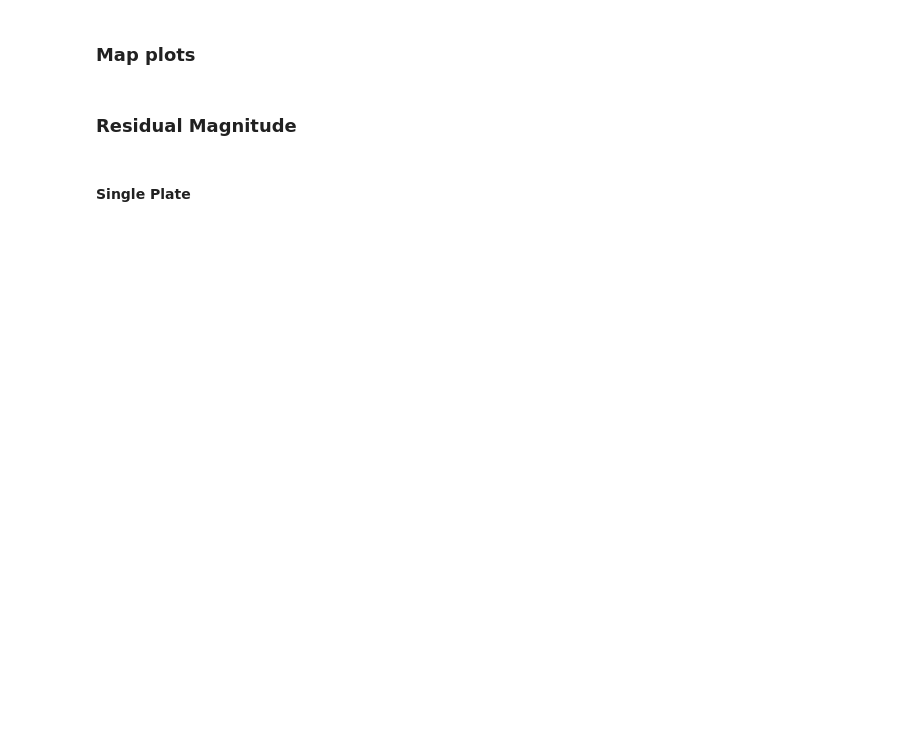
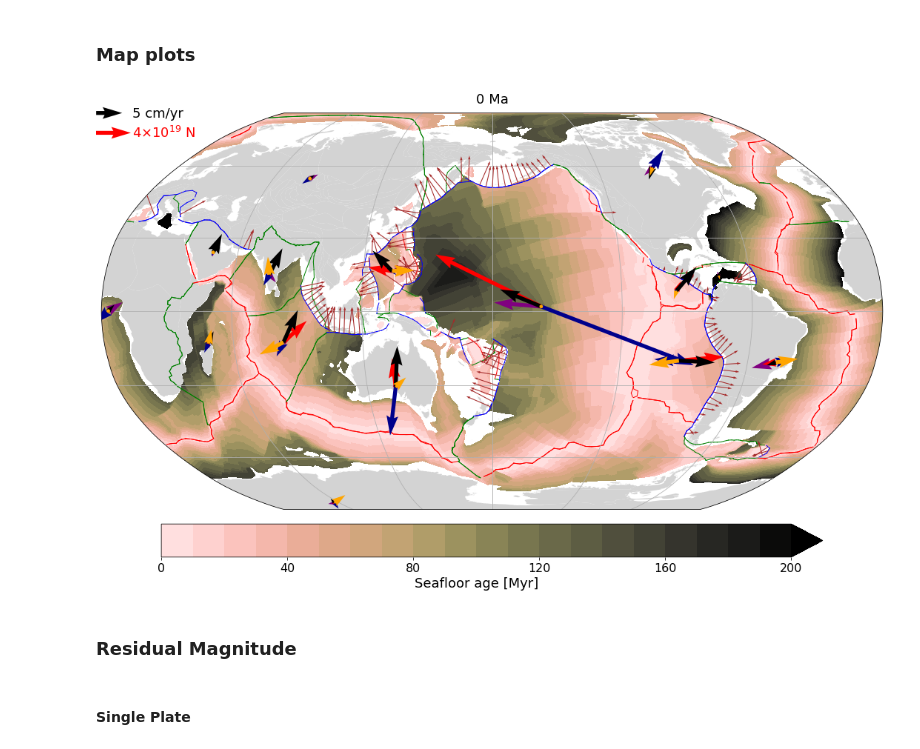
Before and after one commit to edward-clennett/Plate_driving_forces, a Jupyter notebook: Plate_driving_forces_analysis.ipynb, the cells around one changed output. Cells and saved outputs as stored; diff of their text form; code cells hidden in the pictures; blank space fills up the shorter version.

Commit message:
Add existing file

```diff
--- a/Plate_driving_forces_analysis.ipynb
+++ b/Plate_driving_forces_analysis.ipynb
@@ -14,11 +24,11 @@ import compute_torques     # from the supplementary material
 models = ['Muller_etal_2016']
 
 # Load topology feature collections
-topology_features = [[pygplates.FeatureCollection('Plate_model/Global_EarthByte_230-0Ma_GK07_AREPS_PlateBoundaries.gpml'),
-                     pygplates.FeatureCollection('Plate_model/Global_EarthByte_230-0Ma_GK07_AREPS_Topology_BuildingBlocks.gpml')]]
+topology_features = [[pygplates.FeatureCollection('Plate_model/Muller_etal_2016/Global_EarthByte_230-0Ma_GK07_AREPS_PlateBoundaries.gpml'),
+                     pygplates.FeatureCollection('Plate_model/Muller_etal_2016/Global_EarthByte_230-0Ma_GK07_AREPS_Topology_BuildingBlocks.gpml')]]
 
 # Load rotation files
-rotation_model = [pygplates.RotationModel(['Plate_model/Global_EarthByte_230-0Ma_GK07_AREPS_fixed_crossovers.rot'])]
+rotation_model = [pygplates.RotationModel(['Plate_model/Muller_etal_2016/Global_EarthByte_230-0Ma_GK07_AREPS_fixed_crossovers.rot'])]
 
-# Load coastlines
-coastlines = [pygplates.FeatureCollection('Plate_model/Global_EarthByte_230-0Ma_GK07_AREPS_Coastlines.gpml')]
+# Load coastlines (for plotting)
+coastlines = [pygplates.FeatureCollection('Plate_model/Muller_etal_2016/Global_EarthByte_230-0Ma_GK07_AREPS_Coastlines.gpml')]
@@ -134,8 +159,8 @@ md_cont_torque = np.load(file+'md_cont_torque.npy',allow_pickle=True)
 centroid_vels = np.load(file+'centroid_vels.npy',allow_pickle=True)
 platebound_coords = np.load(file+'platebound_coords.npy',allow_pickle=True)
 
-viscs = np.linspace(4.33e19,3.19e+20,500)
-sp_const = np.linspace(0.05,1,500)
+viscs = np.linspace(5e19,5e+20,100)
+sp_const = np.linspace(0.05,1,100)
 
 pacind = np.where(plate_id_list == 901)[0][0]
 nazind = np.where(plate_id_list == 911)[0][0]
@@ -144,7 +169,7 @@ plotlist = [pacind,nazind,cocind]
 
 residual_grid = np.zeros([len(viscs),len(sp_const)])
 for i in range(len(viscs)):
-    if i/100 == int(i/100):
+    if i/10 == int(i/10):
         print (i)
     for j in range(len(sp_const)):
         ratio = []
@@ -176,9 +201,10 @@ for i in range(len(viscs)):
         residual_grid[i,j] = sum(weight)/tot_w    # area-weighted average
 #         residual_grid[i,j] = mean(ratio)        # normal average
 
-np.save(results_directory+'residual_grid',residual_grid)
+np.save(results_directory+models[model_index]+'residual_grid',residual_grid)
 opt_val = np.amin(residual_grid)
 print(opt_val)
 params = np.where(residual_grid == opt_val)
 opt_visc = viscs[params[0][0]]
 opt_sp_const = sp_const[params[1][0]]
+print(opt_visc, opt_sp_const)
@@ -273,8 +312,8 @@ def plot_plateforce_map(coastlines,rotation_model,reconstruction_t,total_sp_torq
     ygpe = []
     torque_gpe_vectx = []
     torque_gpe_vecty = []
-    xbs = []
-    ybs = []
+    xmd = []
+    ymd = []
     torque_md_vectx = []
     torque_md_vecty = []
     xres = []
@@ -420,12 +459,24 @@ def plot_plateforce_map(coastlines,rotation_model,reconstruction_t,total_sp_torq
 
     if plot_options['save']:
         plt.savefig(plot_options['name'])
+    else:
+        plt.show()
     plt.close()
+    os.remove('temp_coastlines.shp')
+    os.remove('temp_coastlines.shx')
+    os.remove('temp_coastlines.dbf')
+    os.remove('temp_coastlines.prj')
 # %%
+results_directory = 'force_values/'
+opt_sp_const = 0.25
+opt_visc =1e20
 models = ['Muller_etal_2016']
 model_index = 0
 model_time = 0
 file = results_directory+models[model_index]+'/'+str(model_time)+'Ma_'
+plot_dir = 'plots/'
+if not os.path.exists(plot_dir+models[model_index]):
+    os.makedirs(plot_dir+models[model_index])
 
 # load files
 plate_id_list = np.load(file+'plate_id_list.npy',allow_pickle=True)
@@ -441,6 +492,11 @@ platebound_coords = np.load(file+'platebound_coords.npy',allow_pickle=True)
 sp_segs = np.load(file+'sp_segs.npy',allow_pickle=True)
 rp_segs = np.load(file+'rp_segs.npy',allow_pickle=True)
 
+# Change these if using a different model to Muller et al. (2016)
+seafloor_ages = 'Seafloor_age_data/Muller_etal_2016_AREPS_v1.17_netCDF/Muller_etal_2016_AREPS_v1.17_AgeGrid-' + str(int(model_time)) + '.nc'
+crustal_thickness = 'Crustal_thickness/Muller_etal_2016/raster_data_cthick_new_'+str(int(model_time))+'.00Ma.nc'
+
+
 total_sp_torque = np.zeros([0,4])
 total_bend_torque = np.zeros([0,4])
 total_gpe_torque = np.zeros([0,4])
@@ -452,7 +508,7 @@ total_total_torque1 = np.zeros([0,4])
 for i in range(len(plate_id_list)):
     tau_sp = sp_torque[i] * opt_sp_const
     tau_bend = bend_torque[i]
-    tau_gpe = gpe_torque_pm[i]
+    tau_gpe = gpe_torque[i]
     tau_mdo = md_ocean_torque[i] * (opt_visc/150e3)
     tau_mdc = md_cont_torque[i] * (opt_visc/150e3)
     tau_md = np.sum([tau_mdo, tau_mdc],axis=0)
@@ -494,34 +550,36 @@ for i in range(len(plate_id_list)):
     tot_mag_azi = pygplates.LocalCartesian.convert_from_geocentric_to_magnitude_azimuth_inclination(centroid,tot_force_cart)
     tot_mag_azi1 = pygplates.LocalCartesian.convert_from_geocentric_to_magnitude_azimuth_inclination(centroid,tot_force_cart1)
 
     # append to arrays
     total_sp_torque = np.append(total_sp_torque, np.array([[plate_data[i][0], plate_data[i][1], sp_mag_azi[0], sp_mag_azi[1]]]), axis=0)
     total_bend_torque = np.append(total_bend_torque, np.array([[plate_data[i][0], plate_data[i][1], bend_mag_azi[0], bend_mag_azi[1]]]), axis=0)
     total_gpe_torque = np.append(total_gpe_torque, np.array([[plate_data[i][0], plate_data[i][1], gpe_mag_azi[0], gpe_mag_azi[1]]]), axis=0)
     total_md_torque = np.append(total_md_torque, np.array([[plate_data[i][0], plate_data[i][1], md_mag_azi[0], md_mag_azi[1]]]), axis=0)
     total_res_torque = np.append(total_res_torque, np.array([[plate_data[i][0], plate_data[i][1], res_mag_azi[0], res_mag_azi[1]]]), axis=0)
     total_total_torque = np.append(total_total_torque, np.array([[plate_data[i][0], plate_data[i][1], tot_mag_azi[0], tot_mag_azi[1]]]), axis=0)
     total_total_torque1 = np.append(total_total_torque1, np.array([[plate_data[i][0], plate_data[i][1], tot_mag_azi1[0], tot_mag_azi1[1]]]), axis=0)
 
 # Set options for plotting
 plot_options = {'centroid_vels':True,
                'bending':False,
                'slab pull':True,
                'ridge push':False,
                'gpe':True,
-               'basal shear':True,
+               'mantle drag':True,
                'residual torque':True,
                'sp segments':True,
                'rp segments':False,
                'seafloor agegrid':True,
                'normalize':4e18,           # <----- change to scale the arrows
                'vector scale':10,
                'vector label':r'4$\times$$\mathregular{10^{19}}$ N',
                'save':False,
                'name':'plots/'+models[model_index]+'_'+str(model_time)+'Ma_plot'}
 
 plot_plateforce_map(coastlines[model_index],rotation_model[model_index],model_time,total_sp_torque,total_bend_torque,None,total_gpe_torque,
                    total_md_torque,None,total_res_torque,centroid_vels,platebound_coords,sp_segs,rp_segs,seafloor_ages,plot_options)
+# %% [output]
+[figure, added]
 # %% [markdown]
 ### Residual Magnitude
 # %% [markdown]
```
Also changed, not shown: parts of 10 cells of this notebook, 2 other files.
